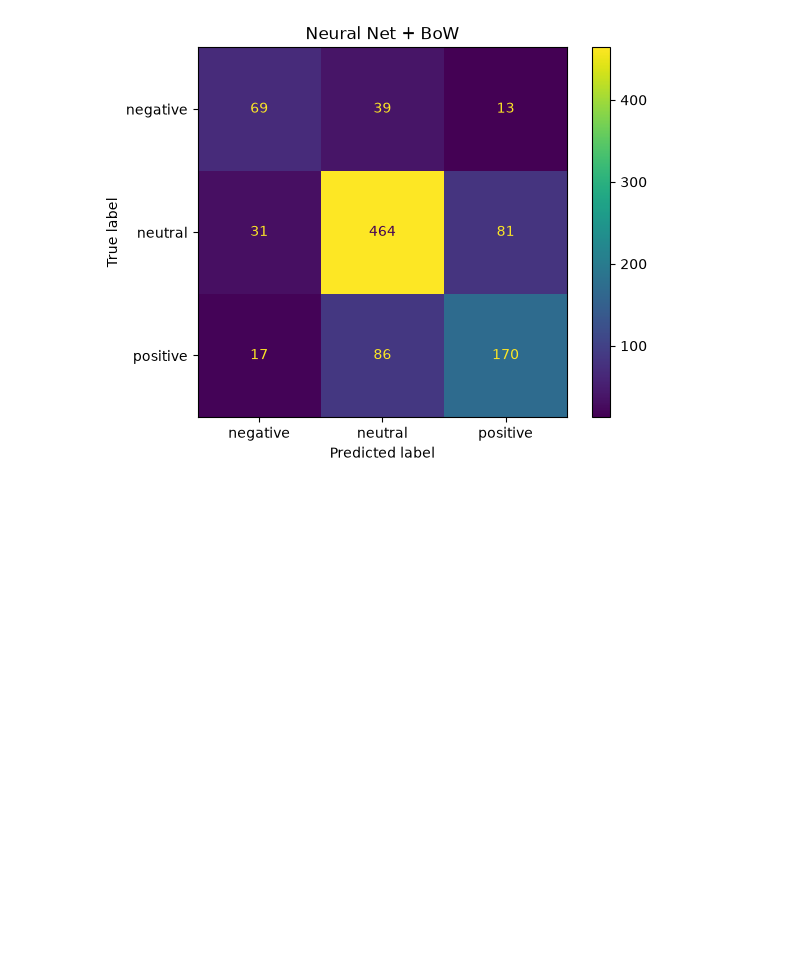
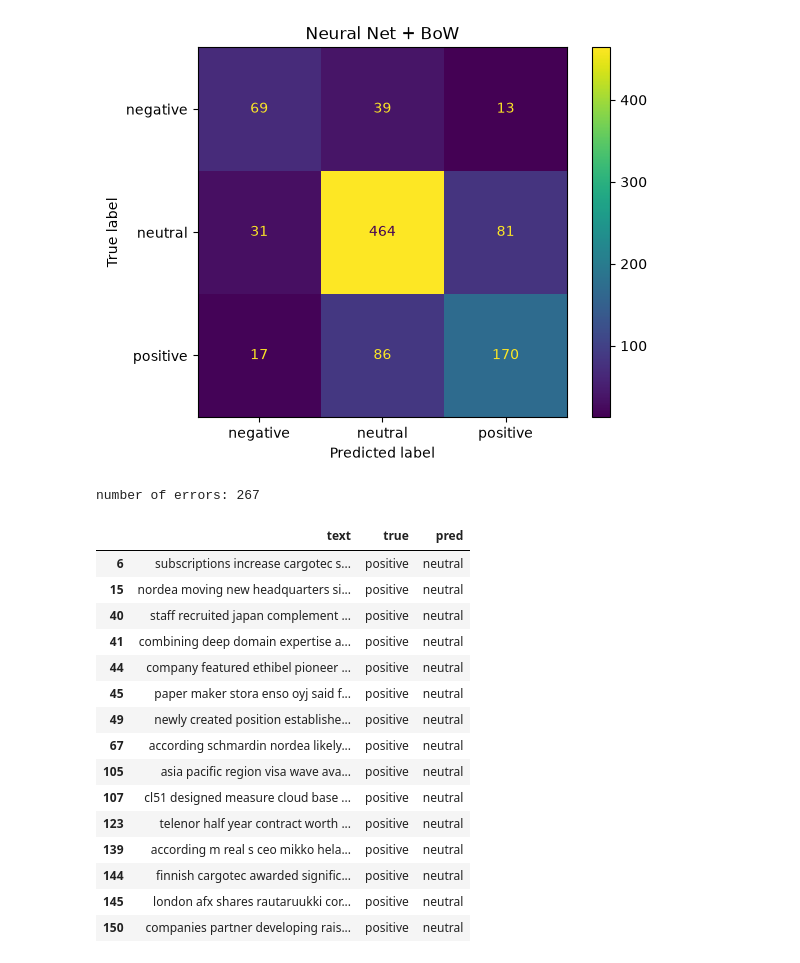
Before and after one commit to riccardotella/Sentiment_Analysis_of_Financial_News, a Jupyter notebook: notebooks/Task3_Sentiment_Classification.ipynb, the cells around one changed output. Saved outputs shown, nothing was run; the diff lists cells and outputs as text; code cells hidden in the pictures; blank space fills up the shorter version.

Commit message:
error analysis

```diff
--- a/notebooks/Task3_Sentiment_Classification.ipynb
+++ b/notebooks/Task3_Sentiment_Classification.ipynb
@@ -192,3 +192,37 @@ Neural Net + BoW
    macro avg       0.67      0.67      0.67       970
 weighted avg       0.72      0.72      0.72       970
 [figure]
+# %%
+# ERROR ANALYSIS
+
+import pandas as pd
+
+results = pd.DataFrame({
+    "text": X_test.values,
+    "true": y_test.values,
+    "pred": y_pred_nn
+})
+
+errors = results[results["true"] != results["pred"]]
+print("number of errors:", len(errors))
+
+pos_as_neutral = errors[(errors["true"]=="positive") & (errors["pred"]=="neutral")]
+pos_as_neutral.head(15)
+# %% [output]
+number of errors: 267
+|  | text | true | pred |
+| 6 | subscriptions increase cargotec s... | positive | neutral |
+| 15 | nordea moving new headquarters si... | positive | neutral |
+| 40 | staff recruited japan complement ... | positive | neutral |
+| 41 | combining deep domain expertise a... | positive | neutral |
+| 44 | company featured ethibel pioneer ... | positive | neutral |
+| 45 | paper maker stora enso oyj said f... | positive | neutral |
+| 49 | newly created position establishe... | positive | neutral |
+| 67 | according schmardin nordea likely... | positive | neutral |
+| 105 | asia pacific region visa wave ava... | positive | neutral |
+| 107 | cl51 designed measure cloud base ... | positive | neutral |
+| 123 | telenor half year contract worth ... | positive | neutral |
+| 139 | according m real s ceo mikko hela... | positive | neutral |
+| 144 | finnish cargotec awarded signific... | positive | neutral |
+| 145 | london afx shares rautaruukki cor... | positive | neutral |
+| 150 | companies partner developing rais... | positive | neutral |
```
Also changed, not shown: parts of 3 cells of this notebook, 2 other files.
